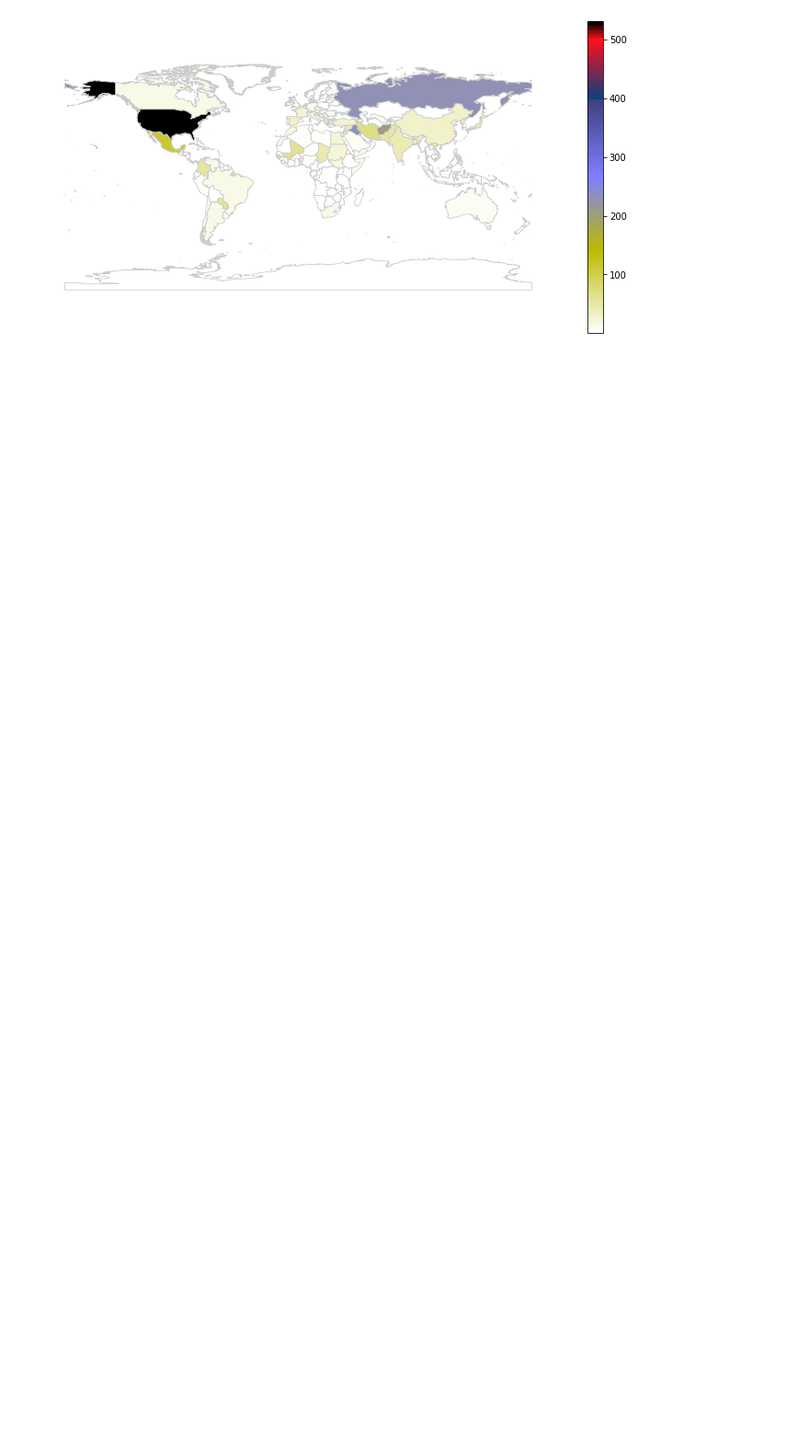
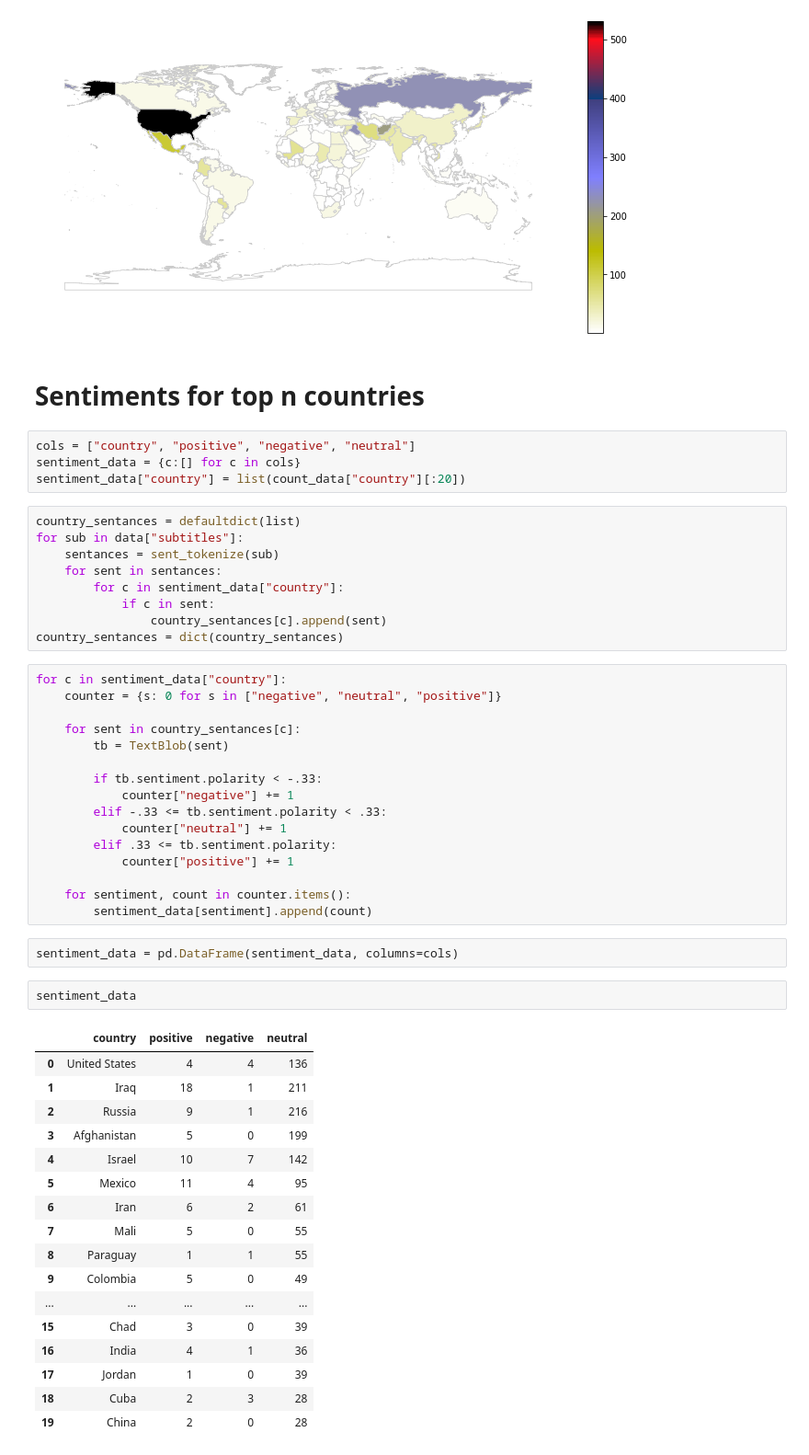
Before and after one commit to heinp/political_ncis, a Jupyter notebook: analyse_data.ipynb, the cells around one changed output. Shown at 92% size. Cells and saved outputs as stored; diff of their text form; blank space fills up the shorter version.

Commit message:
sentiment analysis added

```diff
--- a/analyse_data.ipynb
+++ b/analyse_data.ipynb
@@ -99,3 +104,56 @@ fig.tight_layout()
 fig.savefig("wordmap.png", dpi=300)
 # %% [output]
 [figure]
+# %% [markdown]
+# Sentiments for top n countries
+# %%
+cols = ["country", "positive", "negative", "neutral"]
+sentiment_data = {c:[] for c in cols}
+sentiment_data["country"] = list(count_data["country"][:20])
+# %%
+country_sentances = defaultdict(list)
+for sub in data["subtitles"]:
+    sentances = sent_tokenize(sub)
+    for sent in sentances:
+        for c in sentiment_data["country"]:
+            if c in sent:
+                country_sentances[c].append(sent)
+country_sentances = dict(country_sentances)
+# %%
+for c in sentiment_data["country"]:
+    counter = {s: 0 for s in ["negative", "neutral", "positive"]}
+
+    for sent in country_sentances[c]:
+        tb = TextBlob(sent)
+
+        if tb.sentiment.polarity < -.33:
+            counter["negative"] += 1
+        elif -.33 <= tb.sentiment.polarity < .33:
+            counter["neutral"] += 1
+        elif .33 <= tb.sentiment.polarity:
+            counter["positive"] += 1
+
+    for sentiment, count in counter.items():
+        sentiment_data[sentiment].append(count)
+# %%
+sentiment_data = pd.DataFrame(sentiment_data, columns=cols)
+# %%
+sentiment_data
+# %% [output]
+|  | country | positive | negative | neutral |
+| 0 | United States | 4 | 4 | 136 |
+| 1 | Iraq | 18 | 1 | 211 |
+| 2 | Russia | 9 | 1 | 216 |
+| 3 | Afghanistan | 5 | 0 | 199 |
+| 4 | Israel | 10 | 7 | 142 |
+| 5 | Mexico | 11 | 4 | 95 |
+| 6 | Iran | 6 | 2 | 61 |
+| 7 | Mali | 5 | 0 | 55 |
+| 8 | Paraguay | 1 | 1 | 55 |
+| 9 | Colombia | 5 | 0 | 49 |
+| ... | ... | ... | ... | ... |
+| 15 | Chad | 3 | 0 | 39 |
+| 16 | India | 4 | 1 | 36 |
+| 17 | Jordan | 1 | 0 | 39 |
+| 18 | Cuba | 2 | 3 | 28 |
+| 19 | China | 2 | 0 | 28 |
```
Also changed, not shown: parts of 2 cells of this notebook, 2 other files.
